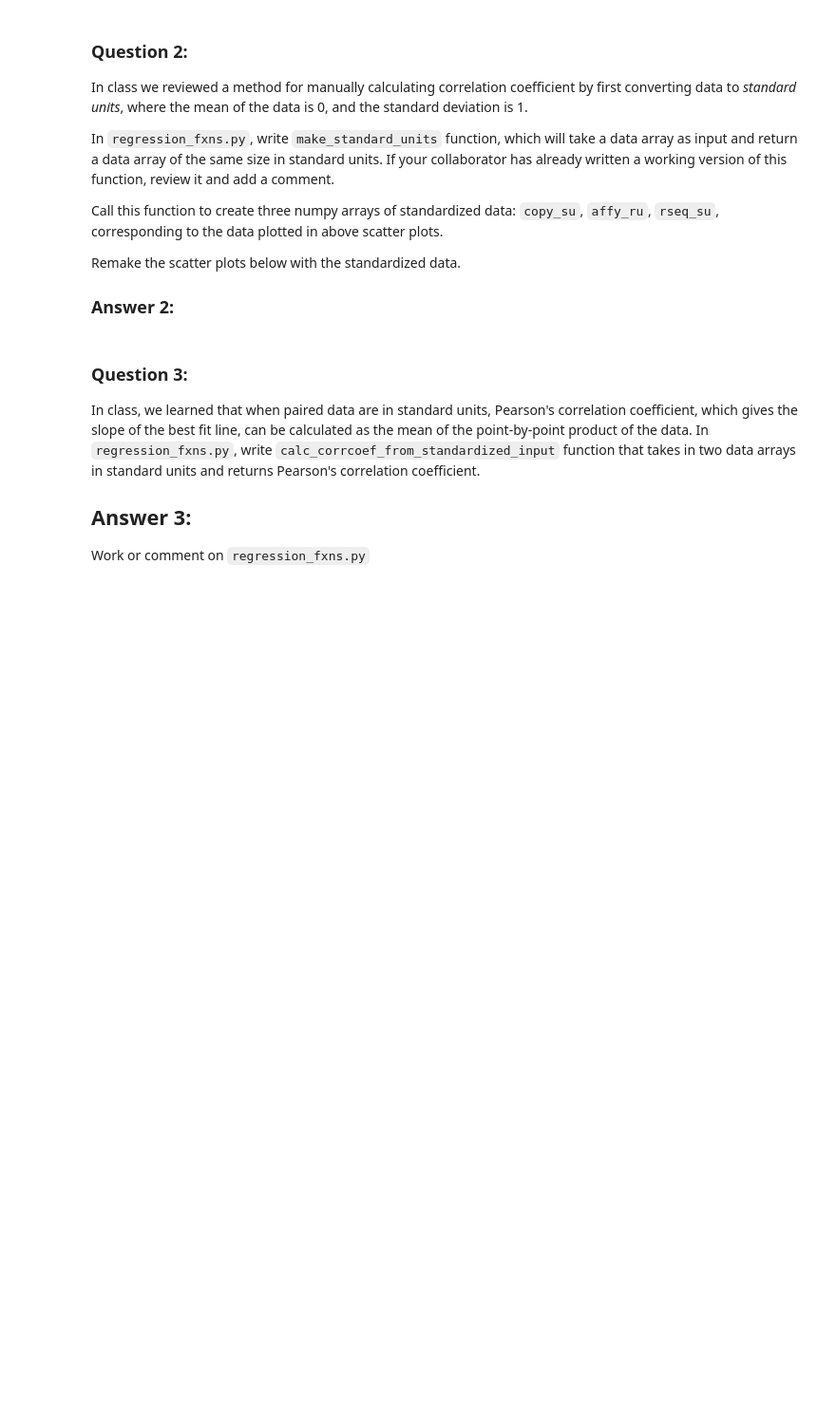
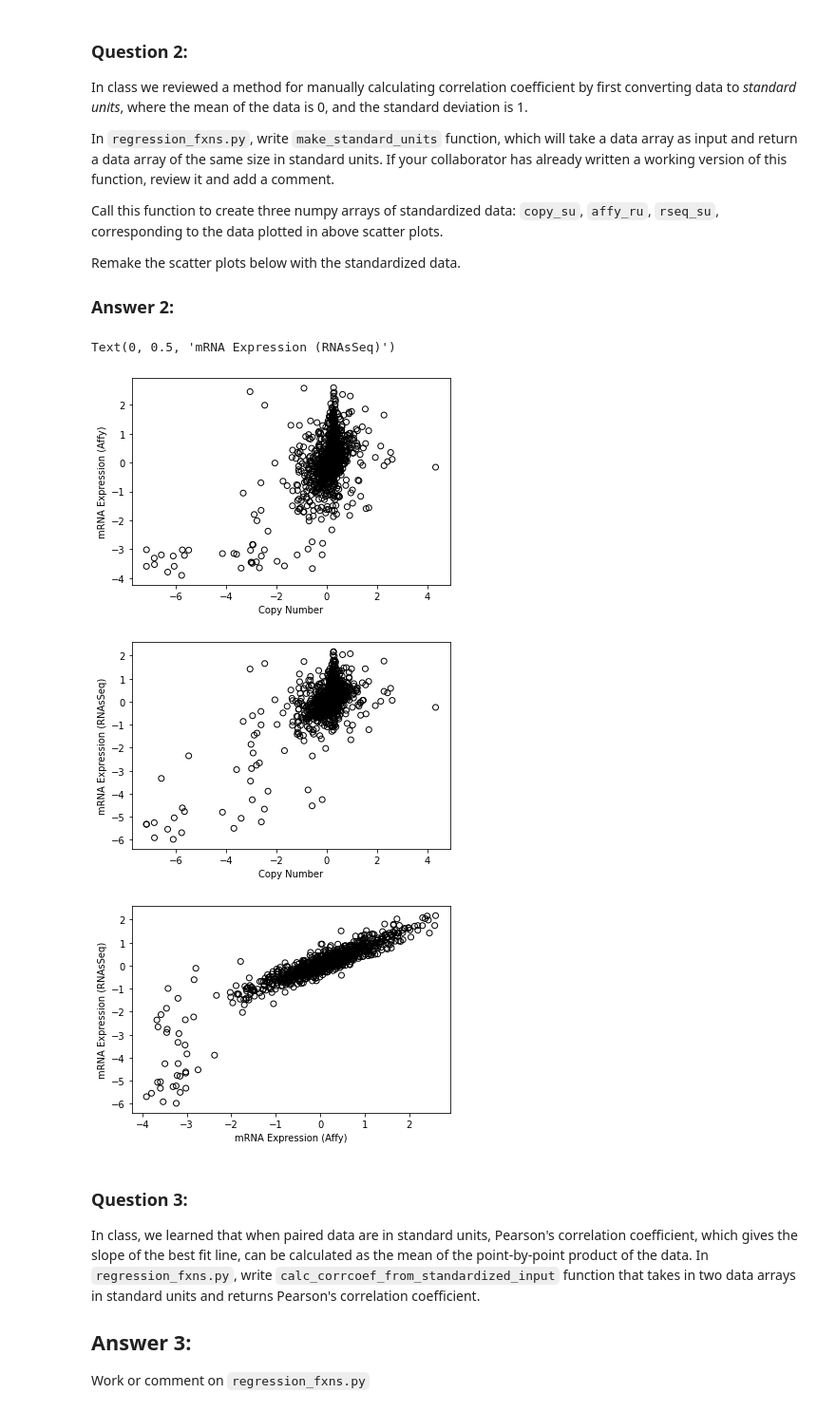
Before and after one commit to skylerhar1/Hw8-Skyler-riely-michael, a Jupyter notebook: hw08_michael.ipynb, the cells around one changed output. Shown at 95% size. Cells and saved outputs as stored; diff of their text form; code cells hidden in the pictures; blank space fills up the shorter version.

```diff
--- a/hw08_michael.ipynb
+++ b/hw08_michael.ipynb
@@ -78,14 +78,33 @@ Remake the scatter plots below with the standardized data.
 # %%
 # both collaborators already finished functions, writing own here for practice
 
 def make_standard_units(array):
     mn_sub = array - np.mean(array)
     norm_array = mn_sub/np.std(array)
     return norm_array
 
 copy_su = make_standard_units(df['copy_number'])
 affy_su = make_standard_units(df['affy'])
-rseq_su = make_standard_units(df['rnas'])
+rseq_su = make_standard_units(df['rnaseq'])
+
+plt.scatter(copy_su,affy_su, facecolor = 'none',edgecolor = 'k')
+plt.xlabel('Copy Number')
+plt.ylabel('mRNA Expression (Affy)')
+
+plt.figure()
+plt.scatter(copy_su,rseq_su, facecolor = 'none',edgecolor = 'k')
+plt.xlabel('Copy Number')
+plt.ylabel('mRNA Expression (RNAsSeq)')
+
+plt.figure()
+plt.scatter(affy_su,rseq_su, facecolor = 'none',edgecolor = 'k')
+plt.xlabel('mRNA Expression (Affy)')
+plt.ylabel('mRNA Expression (RNAsSeq)')
+# %% [output]
+Text(0, 0.5, 'mRNA Expression (RNAsSeq)')
+[figure, added]
+[figure, added]
+[figure, added]
 # %% [markdown]
 ### Question 3:
 In class, we learned that when paired data are in standard units, Pearson's correlation coefficient, which gives the slope of the best fit line, can be calculated as the mean of the point-by-point product of the data.
```
Also changed, not shown: parts of 6 cells of this notebook.
